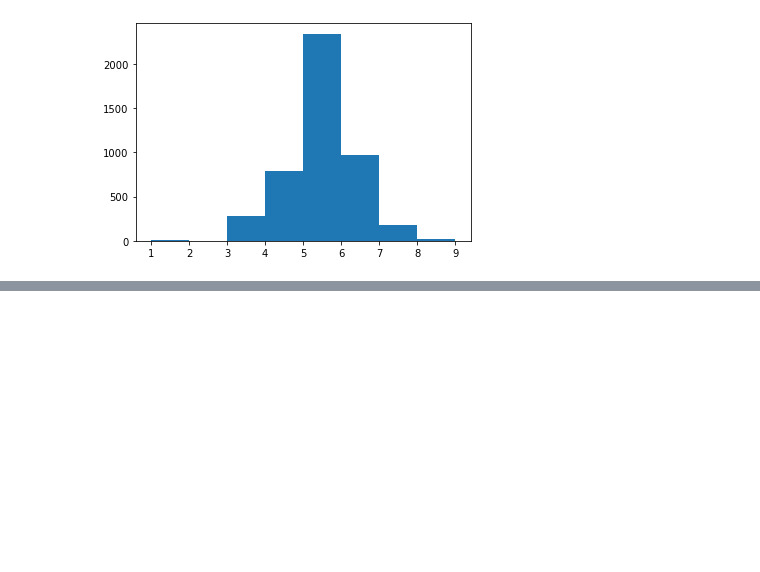
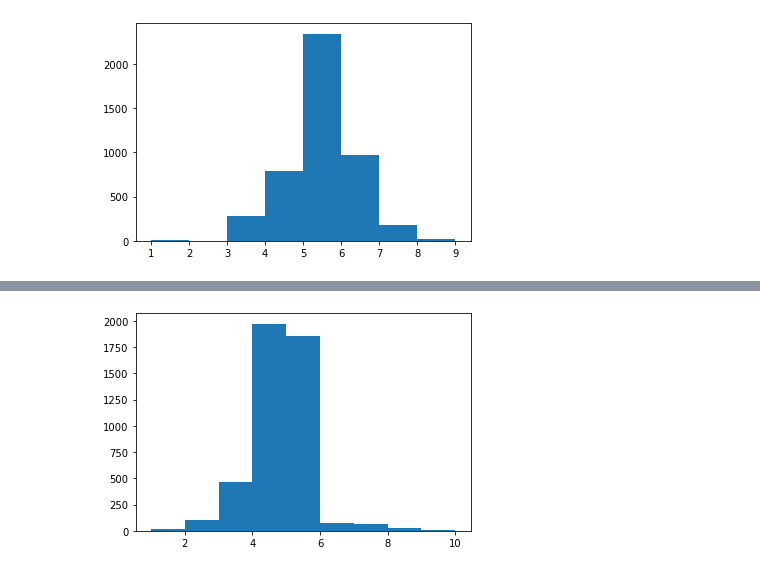
Before and after one commit to josebaboun/Alcantarillado-COVID, a Jupyter notebook: Otros archivos/k_experiments.ipynb, the cells around one changed output, grey strips where cells are left out. Cells and saved outputs as stored; diff of their text form; code cells hidden in the pictures; blank space fills up the shorter version.

```diff
--- a/Otros archivos/k_experiments.ipynb
+++ b/Otros archivos/k_experiments.ipynb
@@ -83,6 +83,7 @@ init_possibilities, init_next_dicts = get_dp_table(T, [0] * N, 8, 743, 50)
 # %%
 def simulate_func(G, W, K_func, s_init, nodes):
     T = []; N = len(W)
+    k_sum = 0
 
     for r in nodes:
         CV = [0 for u in range(N)]
@@ -101,7 +102,7 @@ def simulate_func(G, W, K_func, s_init, nodes):
         R = N; s = s_init; ks = []
         for t in range(100):
             R = N - sum(V)
-            P = []; k = K_func(R); ks.append(k)
+            P = []; k = K_func(R); ks.append(k); k_sum += k
             if t == 0:
                 P, _ = get_sample_from_table(G, init_possibilities, init_next_dicts, V, k, s)
             elif N - sum(V) > 200:
@@ -132,7 +133,7 @@ def simulate_func(G, W, K_func, s_init, nodes):
                 T.append(100)
                 print(f"Result {r}: {T[-1]}    acc: {sum(T) / (len(T))}")
 
-    print(sum(T) / len(T), max(T))
+    print(sum(T) / len(T), max(T), k_sum)
 
     return T
 # %%
@@ -238,7 +241,7 @@ for i in range(2, 9):
         if I[u] == -1:
             S.append(u)
 
-    iters = simulate(T, W, lambda x: uniform(x, i), 743, S)
+    iters = simulate_func(T, W, lambda x: uniform(x, i), 743, S)
     for j in range(len(iters)):
         if iters[j] <= 5:
             I[S[j]] = i
@@ -509,0 +693,2 @@ plt.show()
+# %%
+iters = simulate_recursive(T, W, recMAP, 743, range(N))
@@ -509,0 +713,6 @@ plt.show()
+# %%
+bins = range(1, max(iters) + 2)
+plt.hist(iters, bins=bins)
+plt.show()
+# %% [output]
+[figure, added]
```
Also changed, not shown: parts of 17 cells of this notebook.
